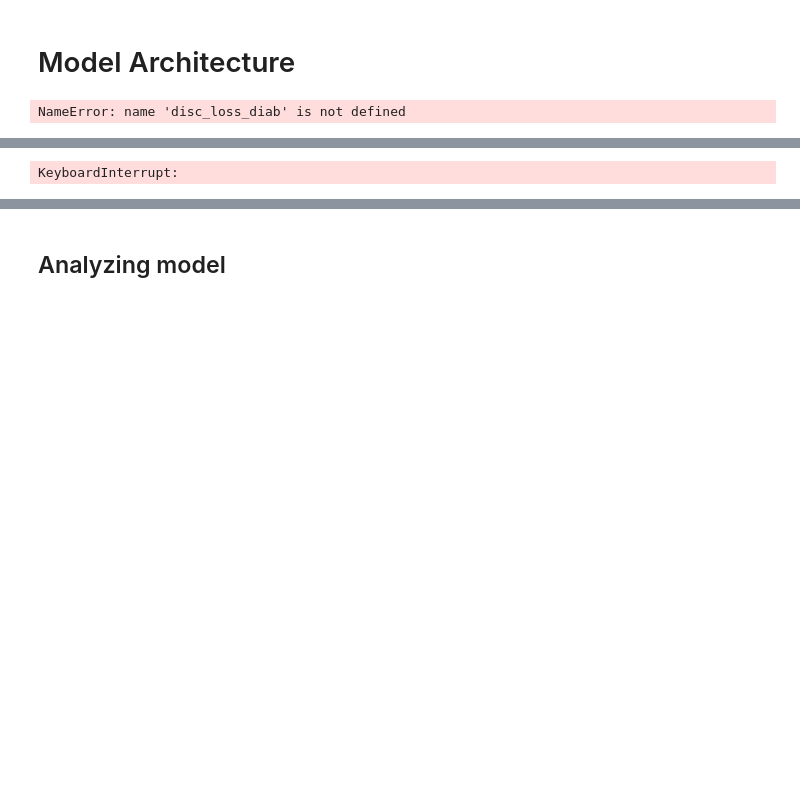
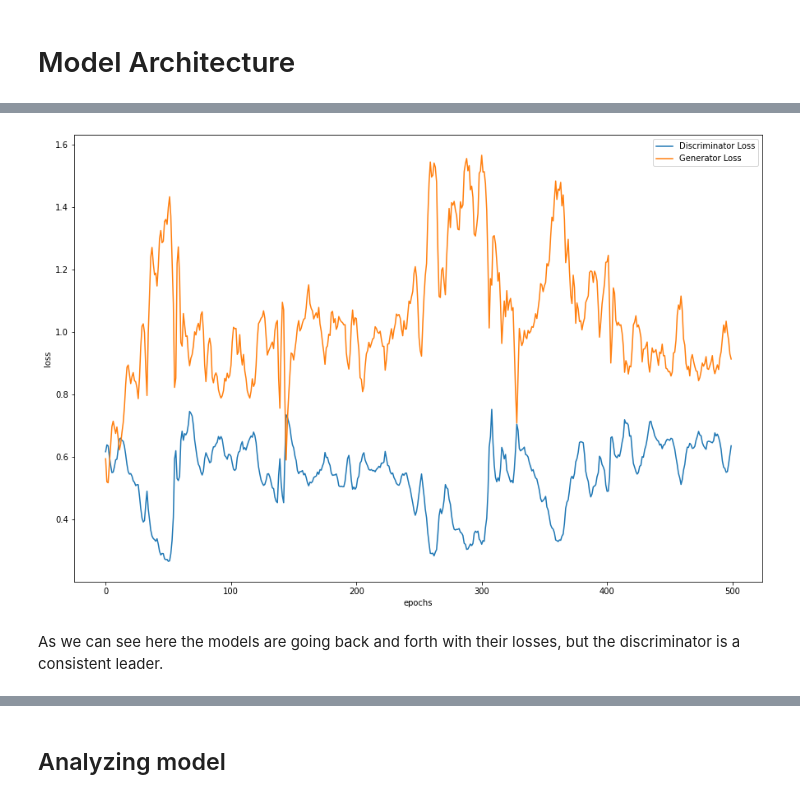
Before and after one commit to Naorko/gan-tf, a Jupyter notebook: gans.ipynb, the cells around one changed output, grey strips where cells are left out. Drawn from its saved outputs; the diff is of its cells as text; code cells hidden in the pictures; blank space fills up the shorter version.

```diff
--- a/gans.ipynb
+++ b/gans.ipynb
@@ -315,7 +338,3 @@ def visualize_perf(disc_lst, gen_lst, width=15, height=10):
     plt.ylabel('loss')
     plt.legend(handle, df_loss.columns)
     plt.show()
-# %%
-visualize_perf(disc_loss_diab, gen_loss_diab, width=30, height=10)
-# %% [output]
-NameError: name 'disc_loss_diab' is not defined
@@ -327,7 +341,10 @@ tf.keras.models.save_model(discriminator_cred, r'./models/cred/discriminator_cre
 # %%
 
-generator_diab, discriminator_diab, gen_loss_diab, disc_loss_diab = train_gan(diab_x, epochs=1000, dataset_type='diab')
+generator_diab, discriminator_diab, gen_loss_diab, disc_loss_diab = train_gan(diab_x, epochs=500, dataset_type='diab')
+visualize_perf(disc_loss_diab, gen_loss_diab)
 # %% [output]
 [interactive output not drawn]
-KeyboardInterrupt:
+[figure, added]
+# %% [markdown]
+As we can see here the models are going back and forth with their losses, but the discriminator is a consistent leader.
 # %%
```
Also changed, not shown: parts of 28 cells of this notebook.
